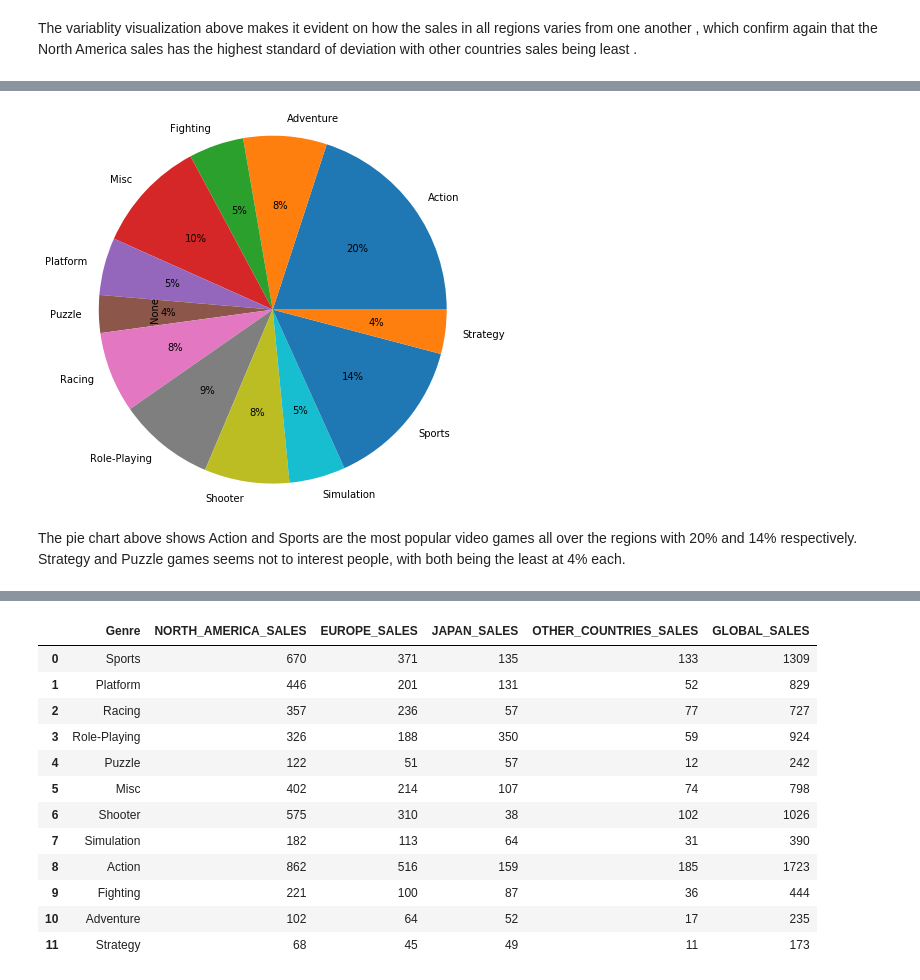
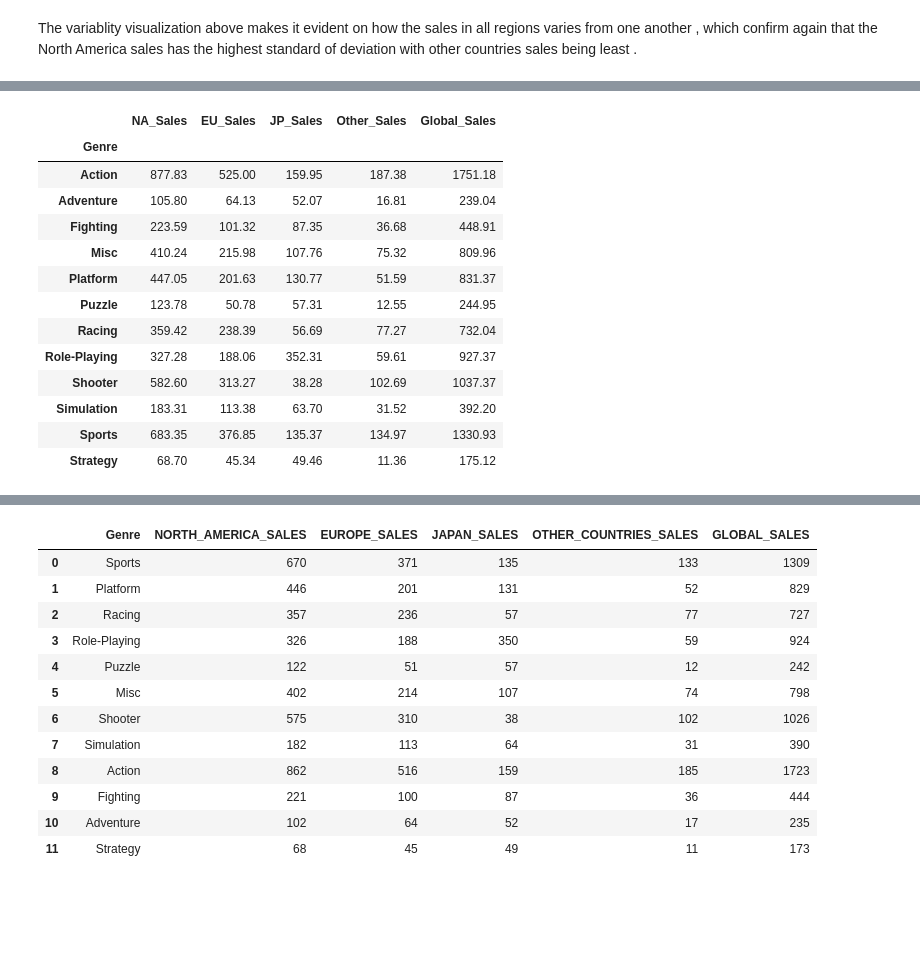
Before and after one commit to cappymayor/worldwide_game_EDA, a Jupyter notebook: Notebook/Video-games-analysis.ipynb, the cells around one changed output, grey strips where cells are left out. Saved outputs shown, nothing was run; the diff lists cells and outputs as text; code cells hidden in the pictures; blank space fills up the shorter version.

```diff
--- a/Notebook/Video-games-analysis.ipynb
+++ b/Notebook/Video-games-analysis.ipynb
@@ -105,7 +147,18 @@ dtype: int64
-# %%
-Genres_total_games.plot.pie(autopct="%0.0f%%",  radius=2)
-plt.show()
-# %% [output]
-[figure, removed]
-# %% [markdown]
-The pie chart above shows Action and Sports are the most popular video games all over the regions with 20% and 14% respectively. Strategy and Puzzle games seems not to interest people, with both being the least at 4% each.
+# %%
+all_sales = video_games.groupby("Genre")[["NA_Sales", "EU_Sales", "JP_Sales", "Other_Sales", "Global_Sales"]].sum()
+all_sales
+# %% [output]
+|  | NA_Sales | EU_Sales | JP_Sales | Other_Sales | Global_Sales |
+| Genre |  |  |  |  |  |
+| Action | 877.83 | 525.00 | 159.95 | 187.38 | 1751.18 |
+| Adventure | 105.80 | 64.13 | 52.07 | 16.81 | 239.04 |
+| Fighting | 223.59 | 101.32 | 87.35 | 36.68 | 448.91 |
+| Misc | 410.24 | 215.98 | 107.76 | 75.32 | 809.96 |
+| Platform | 447.05 | 201.63 | 130.77 | 51.59 | 831.37 |
+| Puzzle | 123.78 | 50.78 | 57.31 | 12.55 | 244.95 |
+| Racing | 359.42 | 238.39 | 56.69 | 77.27 | 732.04 |
+| Role-Playing | 327.28 | 188.06 | 352.31 | 59.61 | 927.37 |
+| Shooter | 582.60 | 313.27 | 38.28 | 102.69 | 1037.37 |
+| Simulation | 183.31 | 113.38 | 63.70 | 31.52 | 392.20 |
+| Sports | 683.35 | 376.85 | 135.37 | 134.97 | 1330.93 |
+| Strategy | 68.70 | 45.34 | 49.46 | 11.36 | 175.12 |
```
Also changed, not shown: parts of 10 cells of this notebook.
